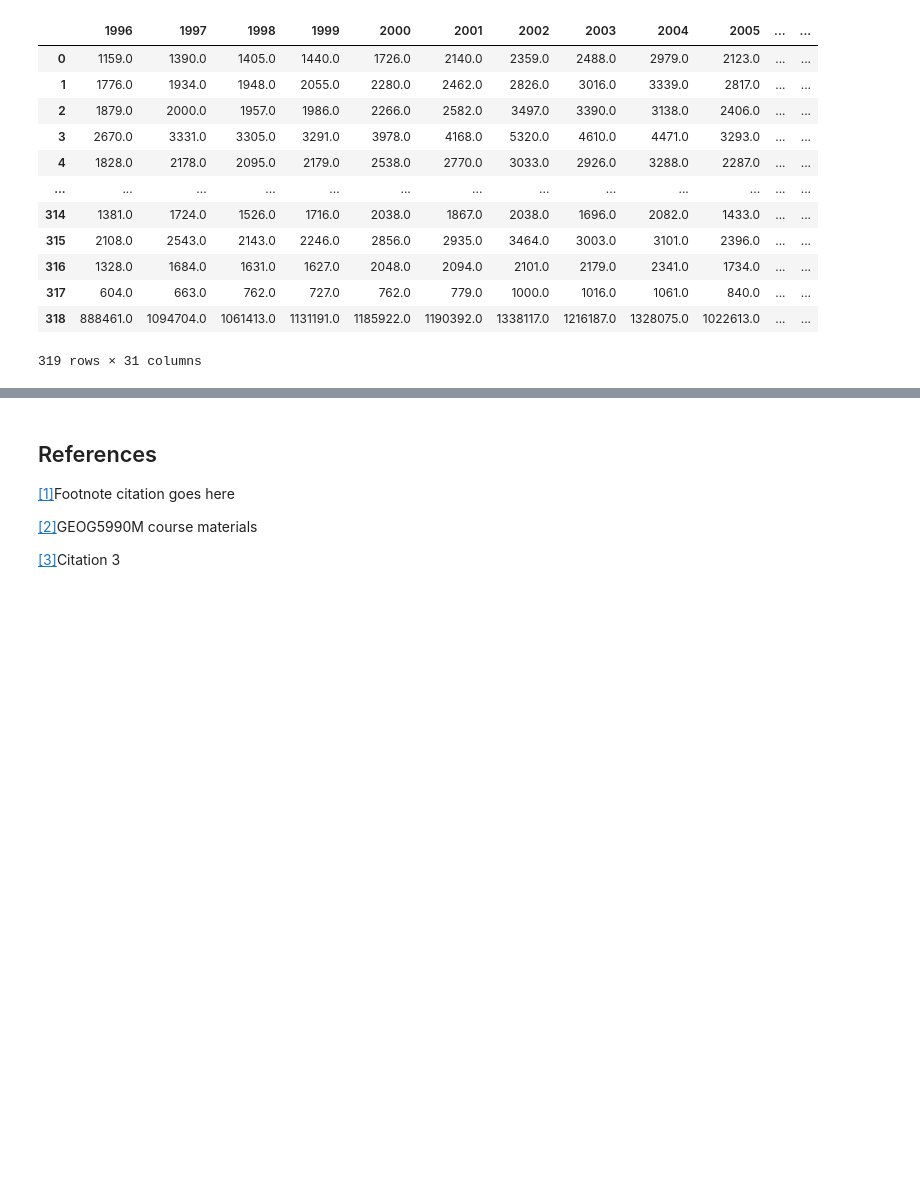
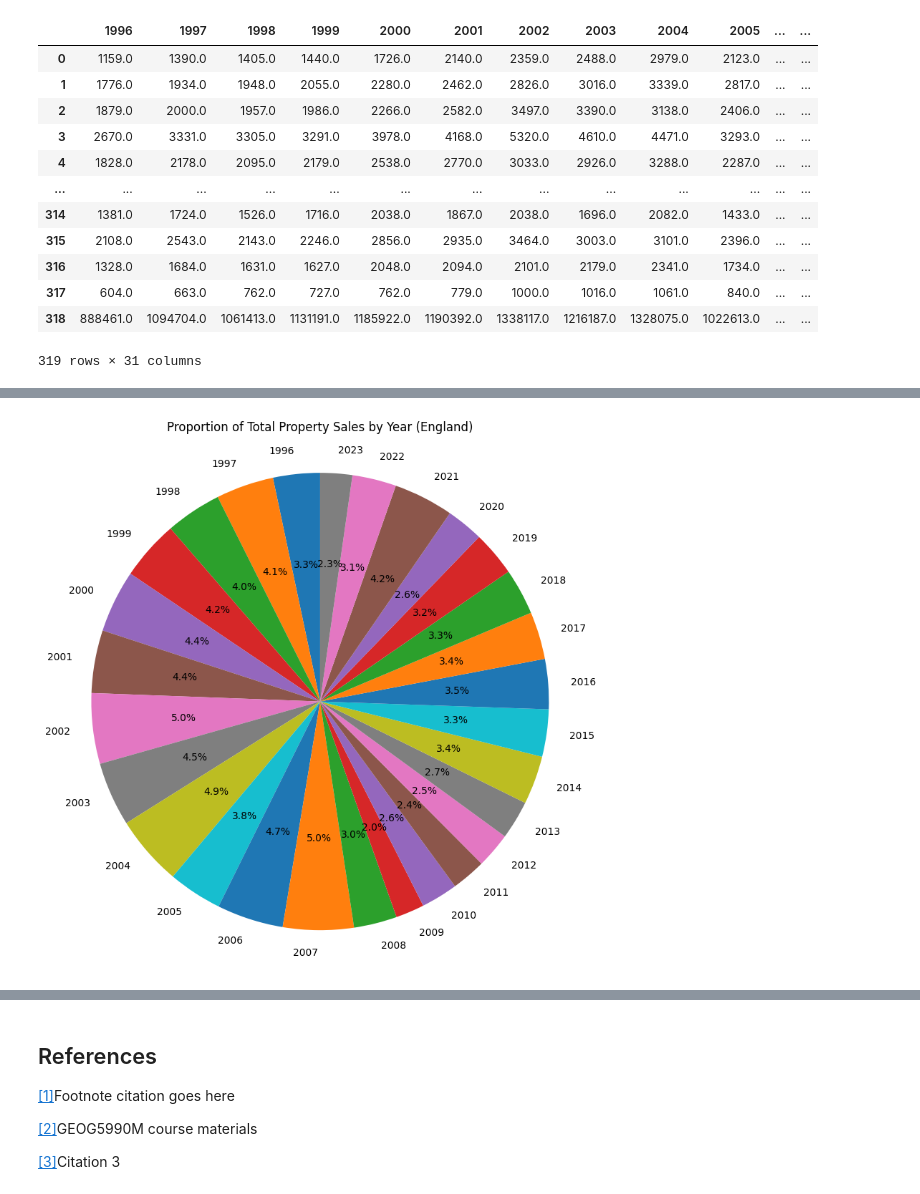
Before and after one commit to ClaudiaTurner/GEOG5990M, a Jupyter notebook: Final_Project_Python_GEOG5990M.ipynb, the cells around one changed output, grey strips where cells are left out. Saved outputs shown, nothing was run; the diff lists cells and outputs as text; code cells hidden in the pictures; blank space fills up the shorter version.

```diff
--- a/Final_Project_Python_GEOG5990M.ipynb
+++ b/Final_Project_Python_GEOG5990M.ipynb
@@ -237,0 +262,23 @@ Passing `palette` without assigning `hue` is deprecated and will be removed in v
+# %%
+
+# 1. Extract the England sum row
+sum_row = Sales_England[Sales_England['DISTRICT'] == 'England_sum_year']
+
+# 2. Select only the year columns (numeric string names like '1996', '1997', ...)
+year_columns = [col for col in sum_row.columns if col.isnumeric()]
+year_data = sum_row[year_columns].squeeze()
+
+# 3. Create pie chart
+plt.figure(figsize=(8, 8))
+plt.pie(
+    year_data.values,
+    labels=year_data.index,
+    autopct='%1.1f%%',
+    startangle=90
+)
+plt.title('Proportion of Total Property Sales by Year (England)')
+plt.axis('equal')  # Keeps the pie circular
+plt.tight_layout()
+plt.show()
+# %% [output]
+[figure, added]
```
Also changed, not shown: parts of 24 cells of this notebook.
